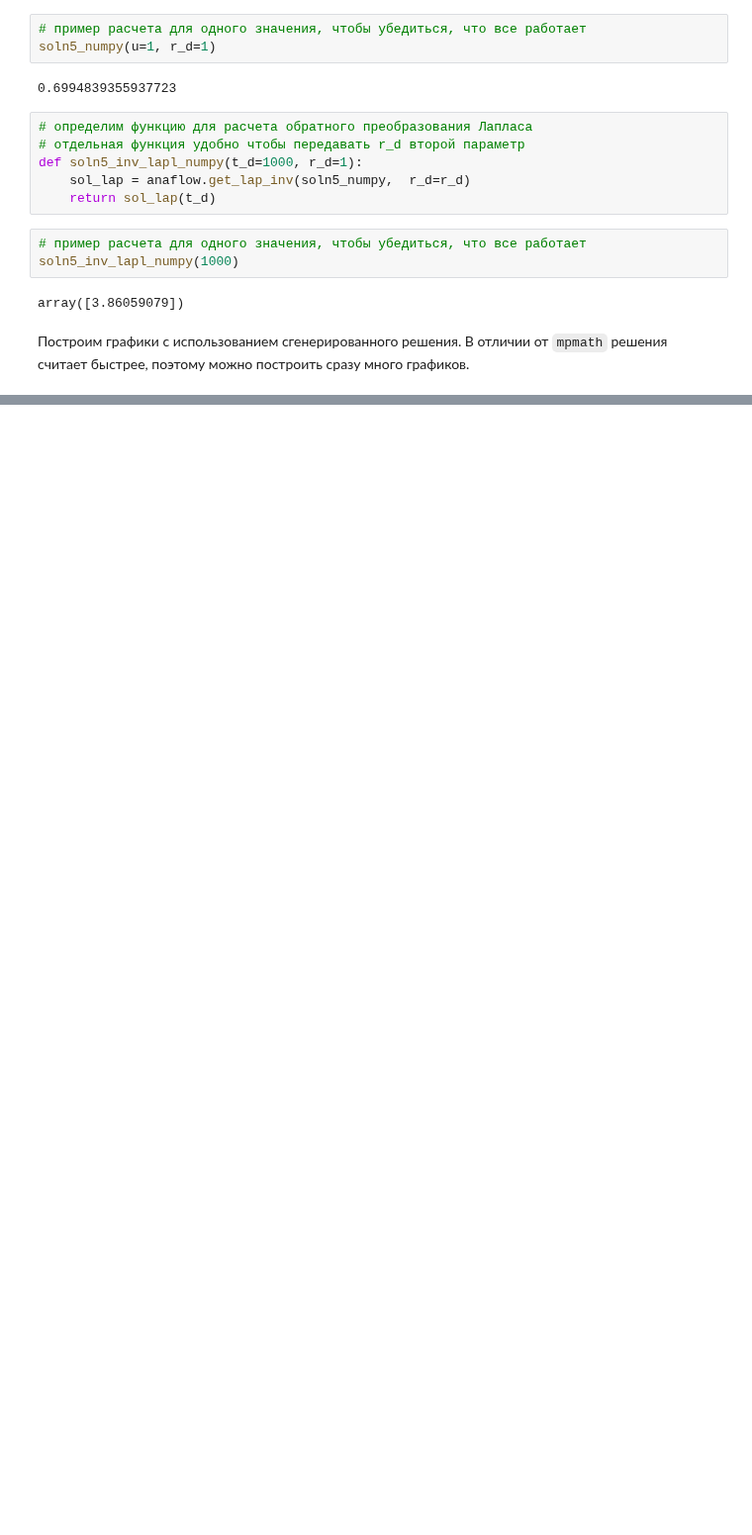
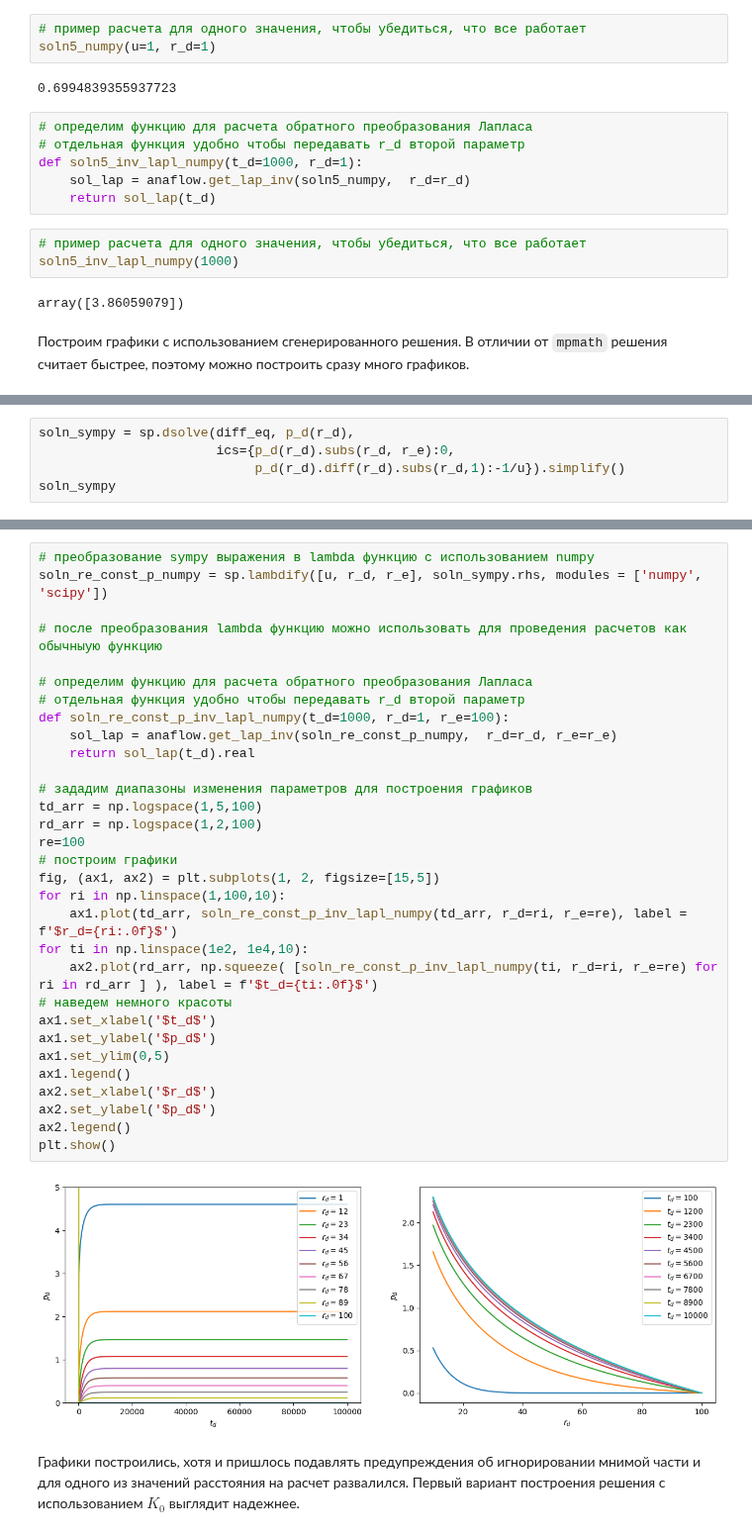
Before and after one commit to khabibullinra/welltest_examples, a Jupyter notebook: examples/04_02_Laplace_solutions_manipulation_with_sympy.ipynb, the cells around one changed output, grey strips where cells are left out. Shown at 99% size. Drawn from its saved outputs; the diff is of its cells as text; blank space fills up the shorter version.

```diff
--- a/examples/04_02_Laplace_solutions_manipulation_with_sympy.ipynb
+++ b/examples/04_02_Laplace_solutions_manipulation_with_sympy.ipynb
@@ -337,0 +444,5 @@ plt.show()
+# %%
+soln_sympy = sp.dsolve(diff_eq, p_d(r_d),
+                       ics={p_d(r_d).subs(r_d, r_e):0,
+                            p_d(r_d).diff(r_d).subs(r_d,1):-1/u}).simplify()
+soln_sympy
@@ -337,0 +457,35 @@ plt.show()
+# %%
+# преобразование sympy выражения в lambda функцию с использованием numpy
+soln_re_const_p_numpy = sp.lambdify([u, r_d, r_e], soln_sympy.rhs, modules = ['numpy', 'scipy'])
+
+# после преобразования lambda функцию можно использовать для проведения расчетов как обычныую функцию
+
+# определим функцию для расчета обратного преобразования Лапласа
+# отдельная функция удобно чтобы передавать r_d второй параметр
+def soln_re_const_p_inv_lapl_numpy(t_d=1000, r_d=1, r_e=100):
+    sol_lap = anaflow.get_lap_inv(soln_re_const_p_numpy,  r_d=r_d, r_e=r_e)
+    return sol_lap(t_d).real
+
+# зададим диапазоны изменения параметров для построения графиков
+td_arr = np.logspace(1,5,100)
+rd_arr = np.logspace(1,2,100)
+re=100
+# построим графики
+fig, (ax1, ax2) = plt.subplots(1, 2, figsize=[15,5])
+for ri in np.linspace(1,100,10):
+    ax1.plot(td_arr, soln_re_const_p_inv_lapl_numpy(td_arr, r_d=ri, r_e=re), label = f'$r_d={ri:.0f}$')
+for ti in np.linspace(1e2, 1e4,10):
+    ax2.plot(rd_arr, np.squeeze( [soln_re_const_p_inv_lapl_numpy(ti, r_d=ri, r_e=re) for ri in rd_arr ] ), label = f'$t_d={ti:.0f}$')
+# наведем немного красоты
+ax1.set_xlabel('$t_d$')
+ax1.set_ylabel('$p_d$')
+ax1.set_ylim(0,5)
+ax1.legend()
+ax2.set_xlabel('$r_d$')
+ax2.set_ylabel('$p_d$')
+ax2.legend()
+plt.show()
+# %% [output]
+[figure, added]
+# %% [markdown]
+Графики построились, хотя и пришлось подавлять предупреждения об игнорировании мнимой части и для одного из значений расстояния на расчет развалился. Первый вариант построения решения с использованием $K_0$ выглядит надежнее.
```
Also changed, not shown: parts of 51 cells of this notebook, 15 other files.
